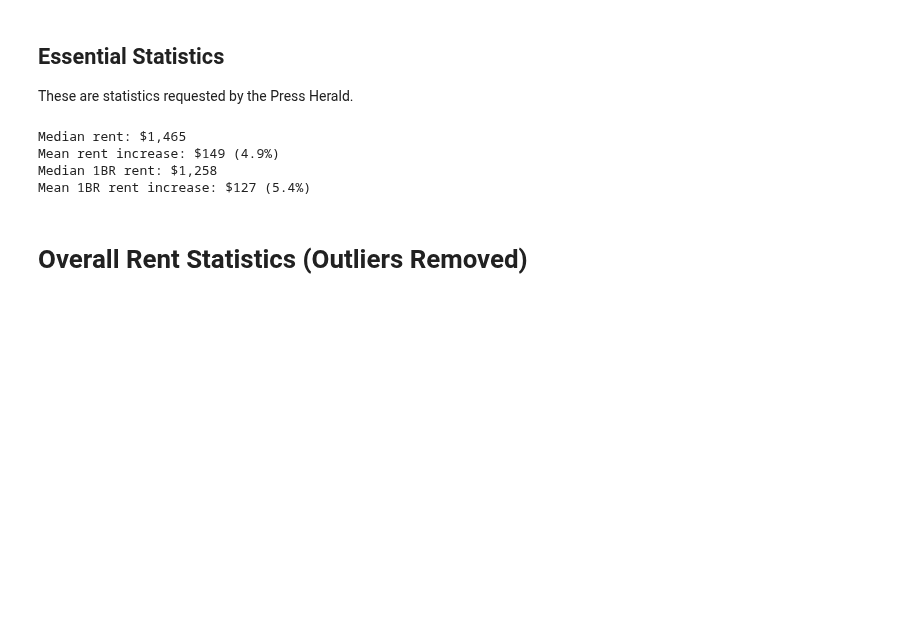
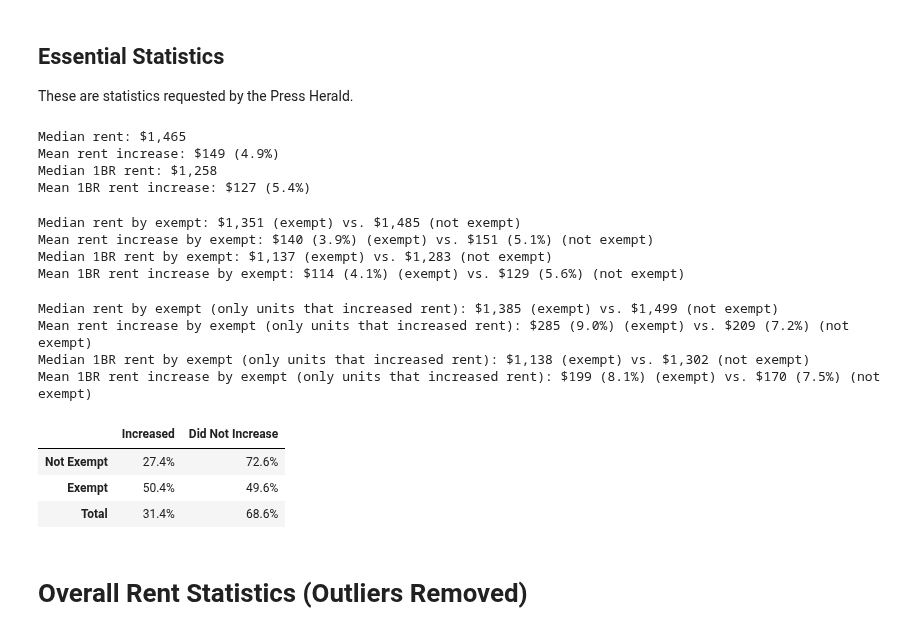
Before and after one commit to PhilipMathieu/portland-rent-board-2023, a Jupyter notebook: notebooks/2023-data.ipynb, the cells around one changed output. Cells and saved outputs as stored; diff of their text form; code cells hidden in the pictures; blank space fills up the shorter version.

Commit message:
Add more detail on increase based on exemption

```diff
--- a/notebooks/2023-data.ipynb
+++ b/notebooks/2023-data.ipynb
@@ -109,6 +109,60 @@ Median rent: $1,465
 Mean rent increase: $149 (4.9%)
 Median 1BR rent: $1,258
 Mean 1BR rent increase: $127 (5.4%)
+# %%
+median_rent_by_exempt = df[~df["outlier"]].groupby('exempt').median()['CurrentRent1']
+mean_rent_inc_by_exempt = df[~df["outlier"]].groupby('exempt').mean()['Rent_Inc']
+mean_rent_inc_percent_by_exempt = df[~df["outlier"]].groupby('exempt').mean()['Rent_Inc_percent']
+median_1br_rent_by_exempt = df[~df["outlier"]][df['nbrBedRms_grouped'] == '1'].groupby('exempt').median()['CurrentRent1']
+mean_1br_rent_inc_by_exempt = df[~df["outlier"]][df['nbrBedRms_grouped'] == '1'].groupby('exempt').mean()['Rent_Inc']
+mean_1br_rent_inc_percent_by_exempt = df[~df["outlier"]][df['nbrBedRms_grouped'] == '1'].groupby('exempt').mean()['Rent_Inc_percent']
+
+print(f"Median rent by exempt: ${median_rent_by_exempt[1]:,.0f} (exempt) vs. ${median_rent_by_exempt[0]:,.0f} (not exempt)")
+print(f"Mean rent increase by exempt: ${mean_rent_inc_by_exempt[1]:.0f} ({mean_rent_inc_percent_by_exempt[1]:.1f}%) (exempt) vs. ${mean_rent_inc_by_exempt[0]:.0f} ({mean_rent_inc_percent_by_exempt[0]:.1f}%) (not exempt)")
+print(f"Median 1BR rent by exempt: ${median_1br_rent_by_exempt[1]:,.0f} (exempt) vs. ${median_1br_rent_by_exempt[0]:,.0f} (not exempt)")
+print(f"Mean 1BR rent increase by exempt: ${mean_1br_rent_inc_by_exempt[1]:.0f} ({mean_1br_rent_inc_percent_by_exempt[1]:.1f}%) (exempt) vs. ${mean_1br_rent_inc_by_exempt[0]:.0f} ({mean_1br_rent_inc_percent_by_exempt[0]:.1f}%) (not exempt)")
+# %% [output]
+Median rent by exempt: $1,351 (exempt) vs. $1,485 (not exempt)
+Mean rent increase by exempt: $140 (3.9%) (exempt) vs. $151 (5.1%) (not exempt)
+Median 1BR rent by exempt: $1,137 (exempt) vs. $1,283 (not exempt)
+Mean 1BR rent increase by exempt: $114 (4.1%) (exempt) vs. $129 (5.6%) (not exempt)
+# %%
+# repeat for only units that increased rents
+df_inc = df[df['Rent_Inc'] > 0]
+median_rent_by_exempt = df_inc[~df_inc["outlier"]].groupby('exempt').median()['CurrentRent1']
+mean_rent_inc_by_exempt = df_inc[~df_inc["outlier"]].groupby('exempt').mean()['Rent_Inc']
+mean_rent_inc_percent_by_exempt = df_inc[~df_inc["outlier"]].groupby('exempt').mean()['Rent_Inc_percent']
+median_1br_rent_by_exempt = df_inc[~df_inc["outlier"]][df_inc['nbrBedRms_grouped'] == '1'].groupby('exempt').median()['CurrentRent1']
+mean_1br_rent_inc_by_exempt = df_inc[~df_inc["outlier"]][df_inc['nbrBedRms_grouped'] == '1'].groupby('exempt').mean()['Rent_Inc']
+mean_1br_rent_inc_percent_by_exempt = df_inc[~df_inc["outlier"]][df_inc['nbrBedRms_grouped'] == '1'].groupby('exempt').mean()['Rent_Inc_percent']
+
+print(f"Median rent by exempt (only units that increased rent): ${median_rent_by_exempt[1]:,.0f} (exempt) vs. ${median_rent_by_exempt[0]:,.0f} (not exempt)")
+print(f"Mean rent increase by exempt (only units that increased rent): ${mean_rent_inc_by_exempt[1]:.0f} ({mean_rent_inc_percent_by_exempt[1]:.1f}%) (exempt) vs. ${mean_rent_inc_by_exempt[0]:.0f} ({mean_rent_inc_percent_by_exempt[0]:.1f}%) (not exempt)")
+print(f"Median 1BR rent by exempt (only units that increased rent): ${median_1br_rent_by_exempt[1]:,.0f} (exempt) vs. ${median_1br_rent_by_exempt[0]:,.0f} (not exempt)")
+print(f"Mean 1BR rent increase by exempt (only units that increased rent): ${mean_1br_rent_inc_by_exempt[1]:.0f} ({mean_1br_rent_inc_percent_by_exempt[1]:.1f}%) (exempt) vs. ${mean_1br_rent_inc_by_exempt[0]:.0f} ({mean_1br_rent_inc_percent_by_exempt[0]:.1f}%) (not exempt)")
+# %% [output]
+Median rent by exempt (only units that increased rent): $1,385 (exempt) vs. $1,499 (not exempt)
+Mean rent increase by exempt (only units that increased rent): $285 (9.0%) (exempt) vs. $209 (7.2%) (not exempt)
+Median 1BR rent by exempt (only units that increased rent): $1,138 (exempt) vs. $1,302 (not exempt)
+Mean 1BR rent increase by exempt (only units that increased rent): $199 (8.1%) (exempt) vs. $170 (7.5%) (not exempt)
+# %%
+# percent of units that increased by exempt
+tab = pd.crosstab(
+    df[~df["outlier"]]['exempt'],
+    df[~df["outlier"]]['Rent_Inc'] > 0,
+    normalize='index',
+    margins=True,
+)
+tab.index = ['Not Exempt', 'Exempt', 'Total']
+tab.columns = ['Increased', 'Did Not Increase']
+# convert to percentage
+tab = tab * 100
+tab.style.format('{:.1f}%')
+# %% [output]
+|  | Increased | Did Not Increase |
+| Not Exempt | 27.4% | 72.6% |
+| Exempt | 50.4% | 49.6% |
+| Total | 31.4% | 68.6% |
 # %% [markdown]
 # Overall Rent Statistics (Outliers Removed)
 # %%
```
